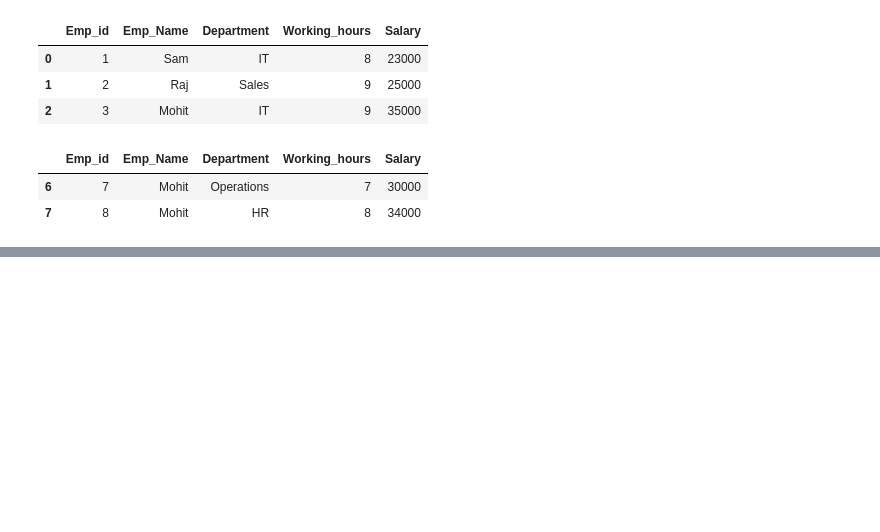
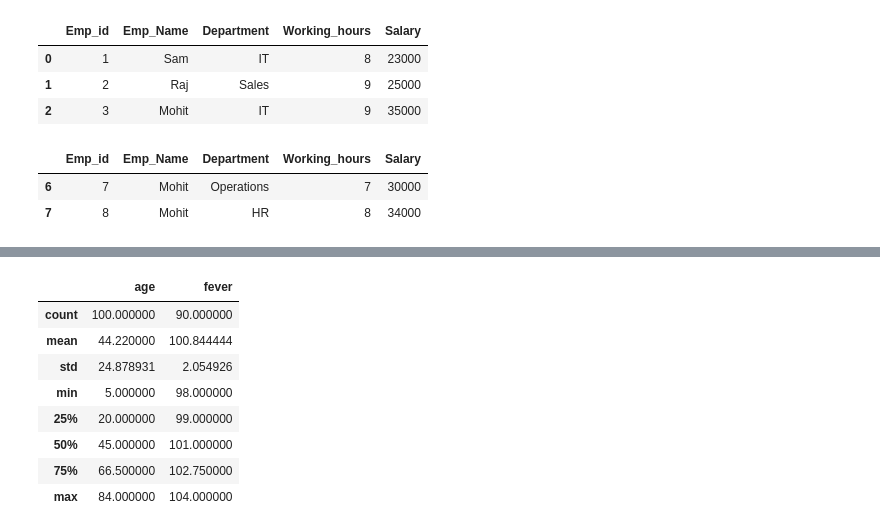
Before and after one commit to ashutosh414/Python-from-beginning, a Jupyter notebook: Day028_Pandas.ipynb, the cells around one changed output, grey strips where cells are left out. Saved outputs shown, nothing was run; the diff lists cells and outputs as text; code cells hidden in the pictures; blank space fills up the shorter version.

```diff
--- a/Day028_Pandas.ipynb
+++ b/Day028_Pandas.ipynb
@@ -100,0 +229,13 @@ student_df.to_csv('Day028_A_ExportCSVFile.csv',index=False)
+# %%
+# describe() # it will give all the statistical data from dataframe like mean, median, mode, min, max, count, std, 25%, 50%, 75%
+covid_data.describe()
+# %% [output]
+|  | age | fever |
+| count | 100.000000 | 90.000000 |
+| mean | 44.220000 | 100.844444 |
+| std | 24.878931 | 2.054926 |
+| min | 5.000000 | 98.000000 |
+| 25% | 20.000000 | 99.000000 |
+| 50% | 45.000000 | 101.000000 |
+| 75% | 66.500000 | 102.750000 |
+| max | 84.000000 | 104.000000 |
```
Also changed, not shown: parts of 20 cells of this notebook, 1 other file.
